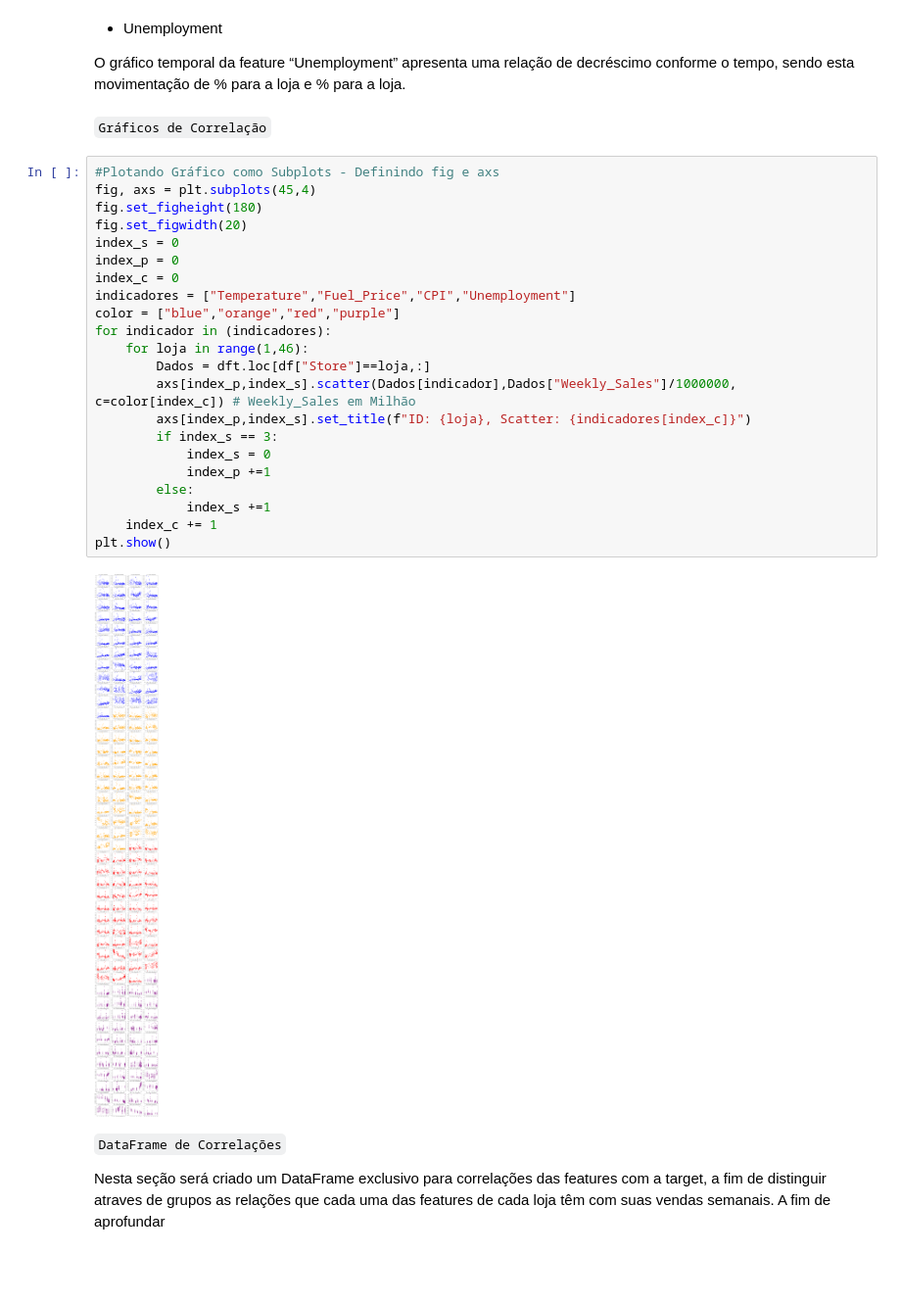
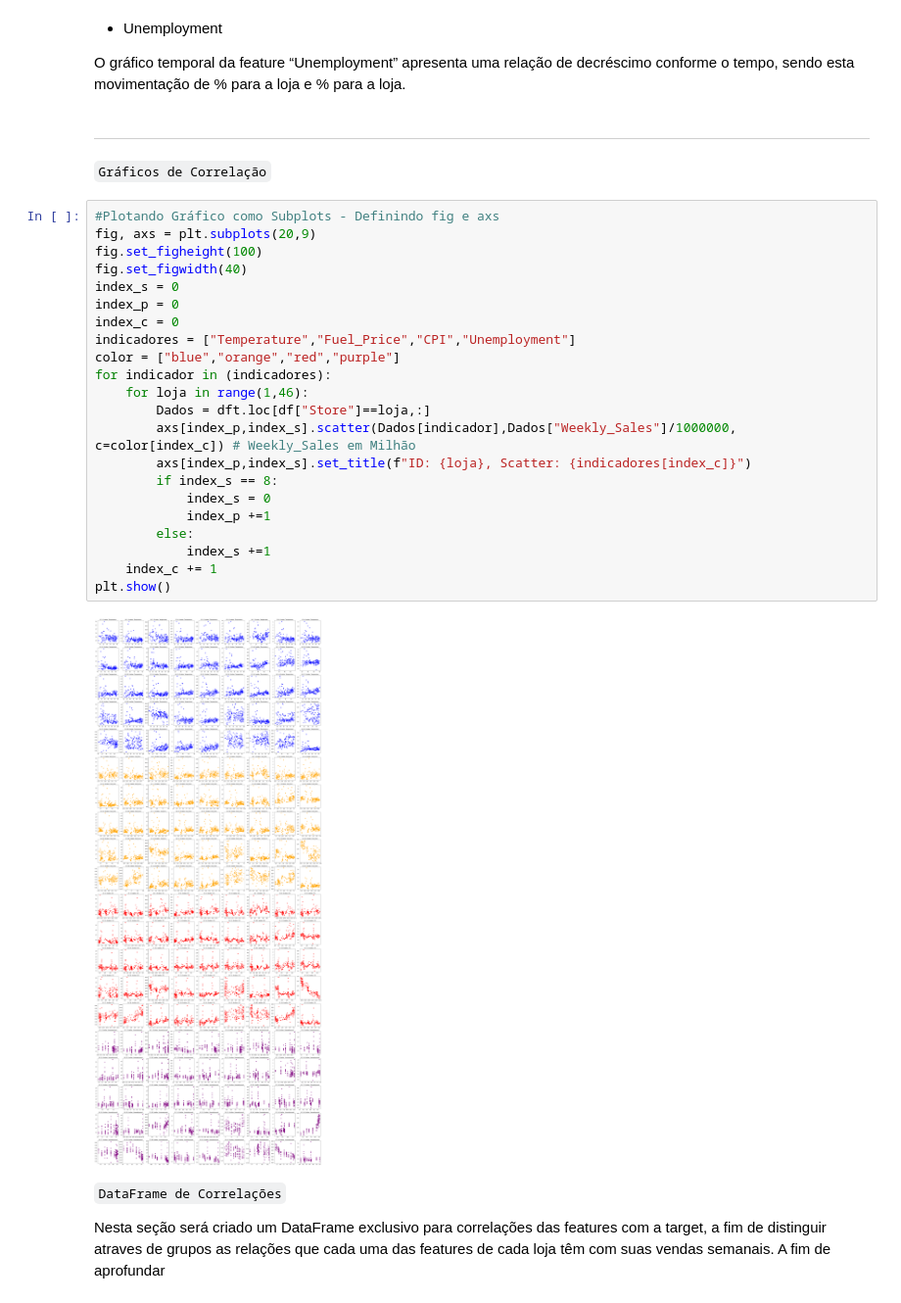
Before and after one commit to Arthur-Barreto/Formnula1_predicting_lap_time, a Jupyter notebook: Walmart.ipynb, the cells around one changed output. Shown at 98% size. Cells and saved outputs as stored; diff of their text form; blank space fills up the shorter version.

```diff
--- a/Walmart.ipynb
+++ b/Walmart.ipynb
@@ -326,31 +325,32 @@ A loja com CPI inicial mais alto foi a 9 tendo crescimento de 6.260%
 
 O gráfico temporal da feature “Unemployment” apresenta uma relação de decréscimo conforme o tempo, sendo esta movimentação de % para a loja e % para a loja.
 # %% [markdown]
+___
 `Gráficos de Correlação`
 # %%
 #Plotando Gráfico como Subplots - Definindo fig e axs
-fig, axs = plt.subplots(45,4)
-fig.set_figheight(180)
-fig.set_figwidth(20)
+fig, axs = plt.subplots(20,9)
+fig.set_figheight(100)
+fig.set_figwidth(40)
 index_s = 0
 index_p = 0
 index_c = 0
 indicadores = ["Temperature","Fuel_Price","CPI","Unemployment"]
 color = ["blue","orange","red","purple"]
 for indicador in (indicadores):
     for loja in range(1,46):
         Dados = dft.loc[df["Store"]==loja,:]
         axs[index_p,index_s].scatter(Dados[indicador],Dados["Weekly_Sales"]/1000000, c=color[index_c]) # Weekly_Sales em Milhão
         axs[index_p,index_s].set_title(f"ID: {loja}, Scatter: {indicadores[index_c]}")
-        if index_s == 3:
+        if index_s == 8:
             index_s = 0
             index_p +=1
         else:
             index_s +=1
     index_c += 1
 plt.show()
 # %% [output]
-[figure, old version]
+[figure, new version]
 # %% [markdown]
 `DataFrame de Correlações`
 
```
Also changed, not shown: parts of 7 cells of this notebook.
